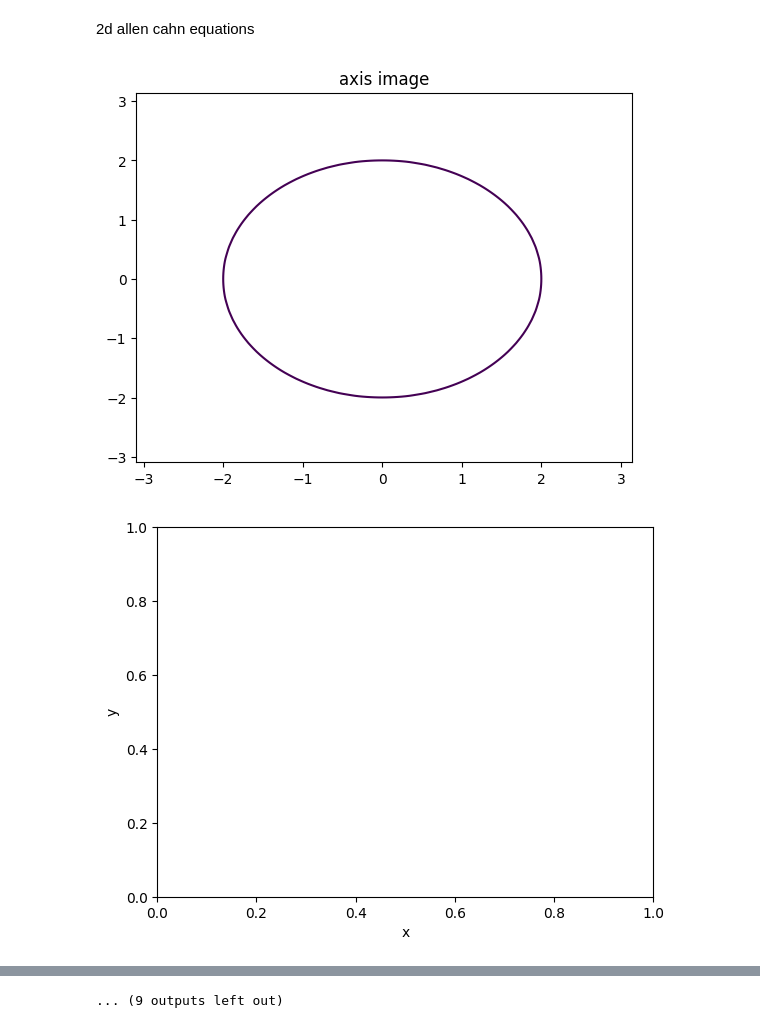
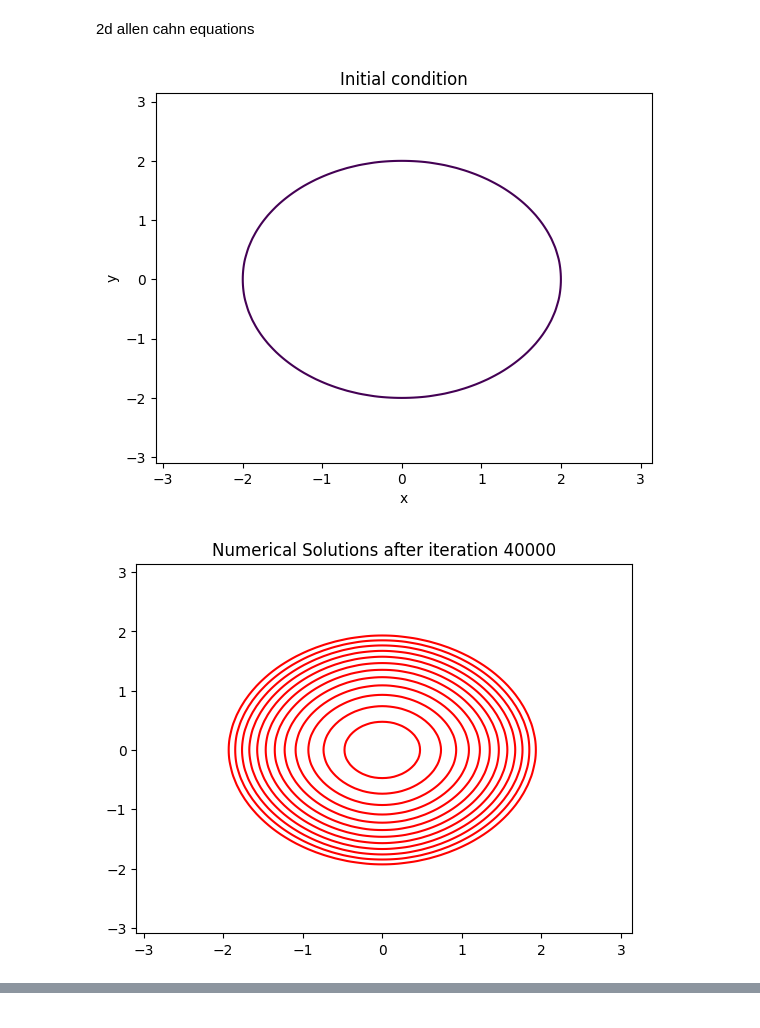
Before and after one commit to manjudhital/master_thesis, a Jupyter notebook: phasefield_ac.ipynb, the cells around one changed output, grey strips where cells are left out. Saved outputs shown, nothing was run; the diff lists cells and outputs as text; code cells hidden in the pictures.

```diff
--- a/phasefield_ac.ipynb
+++ b/phasefield_ac.ipynb
@@ -24,8 +24,8 @@ Lx = 2.0 * jnp.pi #length of the domain in x
 Ly = 2.0 * jnp.pi #length of the domain in y
 hx = Lx / Nx #spatial step size in coordinate x
 hy = Ly / Ny #spatial step size in coordinate y
-dt = 0.01 #time step size
-T = 3 #final time
+dt = 0.0001 #time step size
+T = 4 #final time
 Nt = int(jnp.round(T/dt)) #number of time steps
 ns = Nt / 20 #number of snapshots
 
@@ -40,41 +40,43 @@ y = y_gridpoint(Ny, Ly, hy) #number of grid points in y direction and step size
 
 xx,yy = jnp.meshgrid(x,y) #creating meshgrid in x and y direction
 
 epsillon = 0.05 #small parameter
 cahn = epsillon**2 #cahn number
 
-u =jnp.tanh((2 -sqrt(xx**2 + yy**2)) / (sqrt(2) *epsillon)) #initial condition
+u =jnp.tanh((2 -sqrt(xx**2 + yy**2)) / (sqrt(2) *epsillon)) #initial condition of allen cahn equation
 
 p = jnp.concatenate([2 * jnp.pi / Lx * jnp.arange(0, Nx//2), 2 * jnp.pi / Lx * jnp.arange(-Nx//2 + 1, 1)]) # wavenumber in x direction
 q = jnp.concatenate([2 * jnp.pi / Ly * jnp.arange(0, Ny//2), 2 * jnp.pi / Ly * jnp.arange(-Ny//2 + 1, 1)]) # wavenumber in y direction
 p2 = p**2 # square of wavenumber in x direction
 q2 = q**2 # square of wavenumber in y direction
 
 pp2, qq2 = jnp.meshgrid(p2, q2) # creating meshgrid in x and y direction for square of wavenumber
 
 
 
 figure1 = plt.figure()
 plt.contour(x, y, jnp.real(u.T), [0])
-plt.title('axis image')
-axis = ([x[1], x[Nx], y[1], y[Ny]])
-plt.pause(0.01)
+plt.title('Initial condition')
+# # axis = ([x[1], x[Nx], y[1], y[Ny]])
+# # plt.pause(0.01)
 plt.xlabel('x')
 plt.ylabel('y')
 plt.show()
 
 
 for iter in range(1, Nt):
     u = jnp.real(u)
+
     s_hat = jfft.fft2(cahn * u - dt * (u**3 - 3 * u))
     v_hat = s_hat / (cahn + dt * (2 + cahn * (pp2 + qq2)))
     u = jfft.ifft2(v_hat)
     if iter % ns == 0:
-        plt.contour(x, y, jnp.real(u.T), [0])
-        plt.figure(1)
-        plt.title('axis image')
-        axis = plt.axis([x[1], x[Nx], y[1], y[Ny]])
-        plt.pause(0.01)
+        plt.contour(x, y, jnp.real(u.T), [0], colors='red')
+        # plt.figure(1)
+plt.title('Numerical Solutions after iteration '+str(Nt))
+plt.show()
+        # axis = plt.axis([x[1], x[Nx], y[1], y[Ny]])
+        # plt.pause(0.01)
 # %% [output]
-[figure, old version]
+[figure, new version]
-[figure, old version]
+[figure, new version]
@@ -91 +82,0 @@ for iter in range(1, Nt):
-... (9 outputs left out)
```
Also changed, not shown: parts of 1 cell of this notebook.
